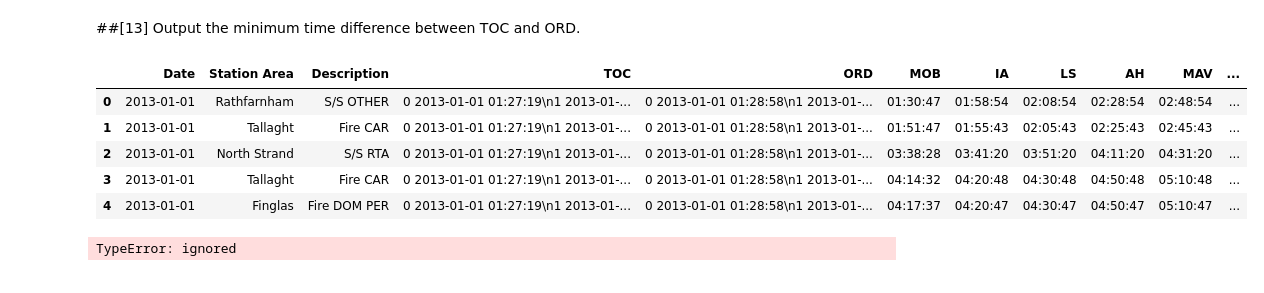
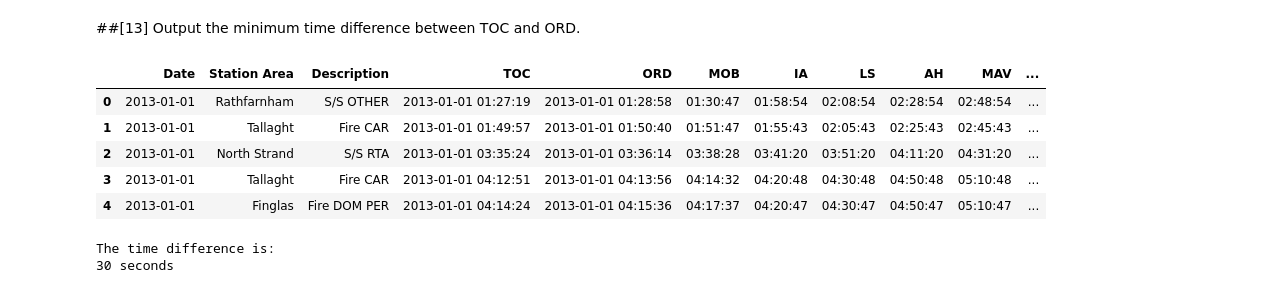
Before and after one commit to obizoba/BIZI, a Jupyter notebook: CA2_ASSIGNMENT_OBIZOBA_ILOABACHIE_JOSEPH_[10555563].ipynb, the cells around one changed output. Cells and saved outputs as stored; diff of their text form; code cells hidden in the pictures.

```diff
--- a/CA2_ASSIGNMENT_OBIZOBA_ILOABACHIE_JOSEPH_[10555563].ipynb
+++ b/CA2_ASSIGNMENT_OBIZOBA_ILOABACHIE_JOSEPH_[10555563].ipynb
@@ -230,30 +230,22 @@ This is new row number:
 # %% [markdown]
 ##[13] Output the minimum time difference between TOC and ORD.
 # %%
-#we can not calculate the time differnce by subtracting "TOC" and "ORD" because it will give an error so we convert them to datetime in other to calculate the time difference.
-FireBrigade['TOC'] = (f"{pd.to_datetime(FireBrigade['Date'] + ' ' + FireBrigade['TOC'])}")#coverting "TOC" to date time format.
-FireBrigade['ORD'] = (f"{pd.to_datetime(FireBrigade['Date'] + ' ' + FireBrigade['ORD'])}")#Converting "ORD" to date time format
+#we can not calculate the time differnce by subtracting "TOC" and "ORD" because it will give an error so we convert/format them to datetime in other to calculate the time difference.
+FireBrigade['TOC'] = pd.to_datetime(FireBrigade['Date'] + ' ' + FireBrigade['TOC'])#coverting "TOC" to date time format.
+FireBrigade['ORD'] = pd.to_datetime(FireBrigade['Date'] + ' ' + FireBrigade['ORD'])#Converting "ORD" to date time format
 adf = FireBrigade['Date']
 FireBrigade['Date'] =  pd.to_datetime(FireBrigade['Date'])
 FireBrigade.head()
 # %% [output]
 |  | Date | Station Area | Description | TOC | ORD | MOB | IA | LS | AH | MAV | ... |
-| 0 | 2013-01-01 | Rathfarnham | S/S OTHER | 0 2013-01-01 01:27:19\n1 2013-01-... | 0 2013-01-01 01:28:58\n1 2013-01-... | 01:30:47 | 01:58:54 | 02:08:54 | 02:28:54 | 02:48:54 | ... |
-| 1 | 2013-01-01 | Tallaght | Fire CAR | 0 2013-01-01 01:27:19\n1 2013-01-... | 0 2013-01-01 01:28:58\n1 2013-01-... | 01:51:47 | 01:55:43 | 02:05:43 | 02:25:43 | 02:45:43 | ... |
-| 2 | 2013-01-01 | North Strand | S/S RTA | 0 2013-01-01 01:27:19\n1 2013-01-... | 0 2013-01-01 01:28:58\n1 2013-01-... | 03:38:28 | 03:41:20 | 03:51:20 | 04:11:20 | 04:31:20 | ... |
-| 3 | 2013-01-01 | Tallaght | Fire CAR | 0 2013-01-01 01:27:19\n1 2013-01-... | 0 2013-01-01 01:28:58\n1 2013-01-... | 04:14:32 | 04:20:48 | 04:30:48 | 04:50:48 | 05:10:48 | ... |
-| 4 | 2013-01-01 | Finglas | Fire DOM PER | 0 2013-01-01 01:27:19\n1 2013-01-... | 0 2013-01-01 01:28:58\n1 2013-01-... | 04:17:37 | 04:20:47 | 04:30:47 | 04:50:47 | 05:10:47 | ... |
+| 0 | 2013-01-01 | Rathfarnham | S/S OTHER | 2013-01-01 01:27:19 | 2013-01-01 01:28:58 | 01:30:47 | 01:58:54 | 02:08:54 | 02:28:54 | 02:48:54 | ... |
+| 1 | 2013-01-01 | Tallaght | Fire CAR | 2013-01-01 01:49:57 | 2013-01-01 01:50:40 | 01:51:47 | 01:55:43 | 02:05:43 | 02:25:43 | 02:45:43 | ... |
+| 2 | 2013-01-01 | North Strand | S/S RTA | 2013-01-01 03:35:24 | 2013-01-01 03:36:14 | 03:38:28 | 03:41:20 | 03:51:20 | 04:11:20 | 04:31:20 | ... |
+| 3 | 2013-01-01 | Tallaght | Fire CAR | 2013-01-01 04:12:51 | 2013-01-01 04:13:56 | 04:14:32 | 04:20:48 | 04:30:48 | 04:50:48 | 05:10:48 | ... |
+| 4 | 2013-01-01 | Finglas | Fire DOM PER | 2013-01-01 04:14:24 | 2013-01-01 04:15:36 | 04:17:37 | 04:20:47 | 04:30:47 | 04:50:47 | 05:10:47 | ... |
 # %%
 #Time difference between TOC and ORD
-print(f"Time difference:\n{(FireBrigade['ORD'] - FireBrigade['TOC'])}")
-print(f"{min(FireBrigade['ORD'] -FireBrigade['TOC'])}").seconds
-print(f"this is the minimum time difference between TOC and ORD:\n{FireBrigade['ORD'] -FireBrigade['TOC']} seconds")
+print(f"The time difference is:\n{min((FireBrigade['ORD'] - FireBrigade['TOC'])).seconds} seconds")
+# %% [output]
+The time difference is:
+30 seconds
-# %%
-##Add new Column that shows the time difference between TOC and ORD
-FireBrigade["Diff_ORD_TOC"] = (FireBrigade['ORD'] -FireBrigade['TOC'])
-
-##Get the Minimum time difference
-Min_TOC_ORD = min(FireBrigade["Diff_ORD_TOC"]).seconds
-print(f"The Minimum time diffrence between time the call is received in the control centre and time the vehicle is mobilised to the incident by a control operator is : {Min_TOC_ORD} seconds")
-# %% [output]
-TypeError: ignored
```
Also changed, not shown: parts of 7 cells of this notebook.
